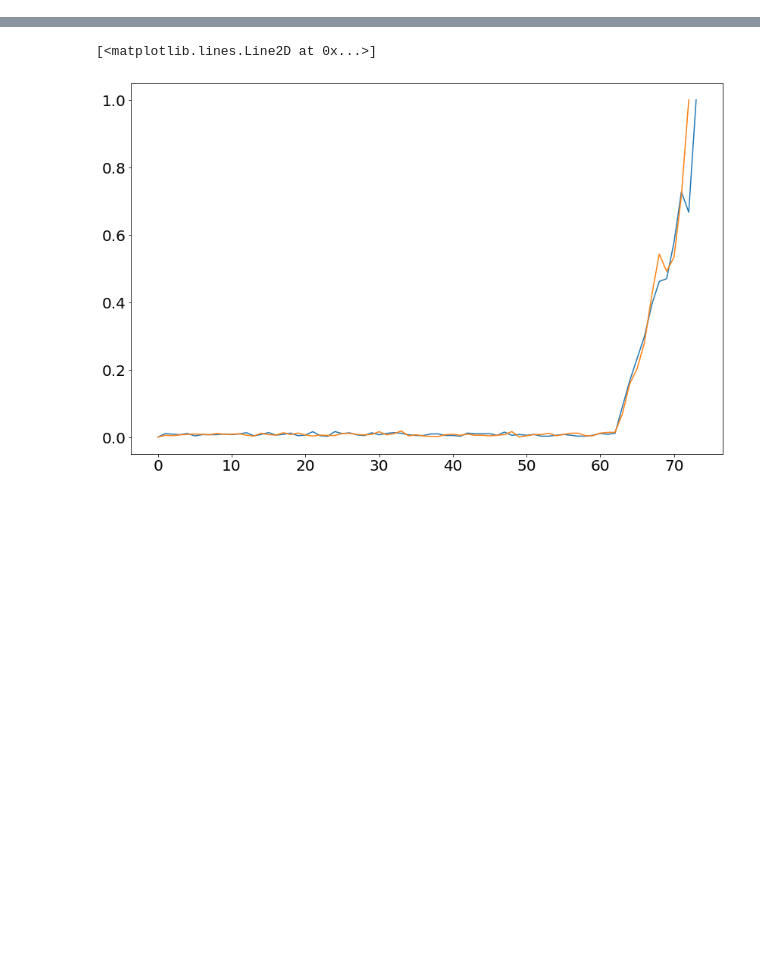
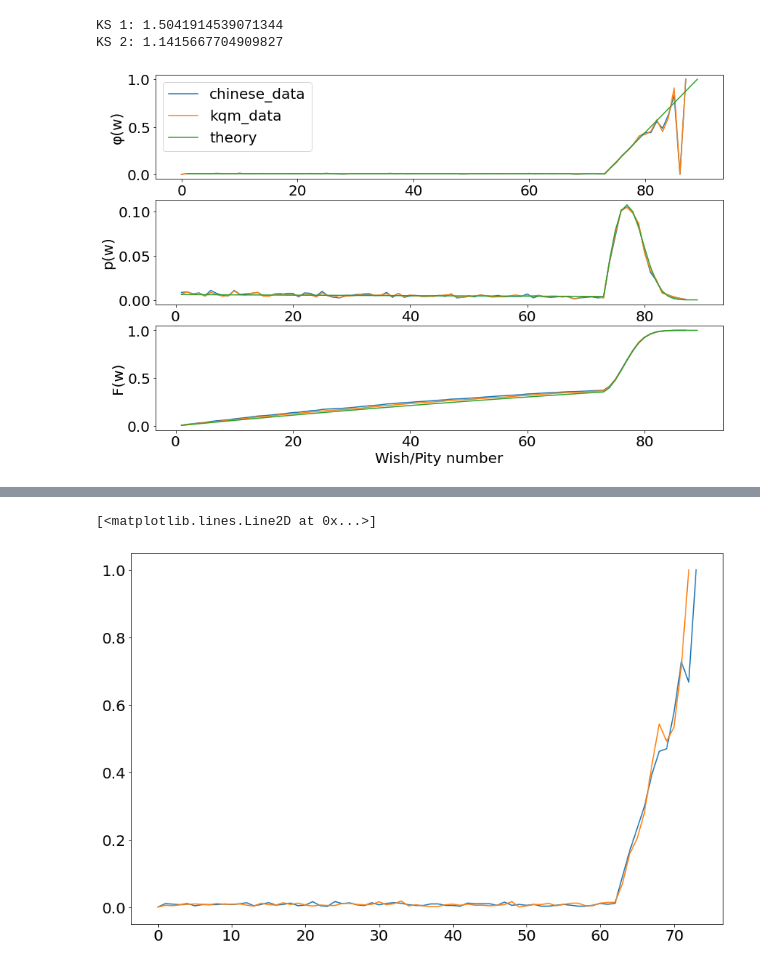
Before and after one commit to tooflesswulf/GenshinWishStats, a Jupyter notebook: data_check.ipynb, the cells around one changed output, grey strips where cells are left out. Saved outputs shown, nothing was run; the diff lists cells and outputs as text; code cells hidden in the pictures; blank space fills up the shorter version.

```diff
--- a/data_check.ipynb
+++ b/data_check.ipynb
@@ -33,0 +99,46 @@ df2 = pd.read_csv('whale_pulls_kqm_data/whale_pulls_weapons.csv')
+# %%
+def plet(xx,dist, u1,c1, u2,c2):
+    plt.subplot(311)
+    plt.plot(uc2phw(u1, c1))
+    plt.plot(uc2phw(u2, c2))
+    b = dist(xx)
+    plt.plot(xx, b / np.cumsum(b[::-1])[::-1])
+    plt.legend(['chinese_data', 'kqm_data', 'theory'])
+    plt.ylabel('φ(w)')
+
+    plt.subplot(312)
+    plt.plot(u1, c1 / np.sum(c1))
+    plt.plot(u2, c2 / np.sum(c2))
+    plt.plot(xx, dist(xx))
+    plt.ylabel('p(w)')
+
+    fth1 = np.cumsum(dist(u1))
+    femp1 = np.cumsum(c1 / np.sum(c1))
+    print(f'KS 1: {np.amax(np.abs(fth1 - femp1)) * np.sqrt(sum(c1))}')
+    fth2 = np.cumsum(dist(u2))
+    femp2 = np.cumsum(c2 / np.sum(c2))
+    print(f'KS 2: {np.amax(np.abs(fth2 - femp2)) * np.sqrt(sum(c2))}')
+
+    plt.subplot(313)
+    plt.plot(u1, np.cumsum(c1 / np.sum(c1)))
+    plt.plot(u2, np.cumsum(c2 / np.sum(c2)))
+    plt.plot(xx, np.cumsum(dist(xx)))
+    plt.ylabel('F(w)')
+    plt.xlabel('Wish/Pity number')
+# %%
+### Event 5-star
+pitys = np.array(edf1['Pity'])
+locs = edf1['Rarity'] == 5
+u, c = np.unique(pitys[locs], return_counts=True)
+
+pitys2 = np.array(edf2['Pity'])
+locs2 = edf2['Rarity'] == 5
+u2, c2 = np.unique(pitys2[locs2], return_counts=True)
+
+xx = np.arange(1, 90)
+plet(xx,e5s_mult, u,c, u2,c2)
+# plt.savefig('2_e5s_data.png')
+# %% [output]
+KS 1: 1.5041914539071344
+KS 2: 1.1415667704909827
+[figure, added]
```
Also changed, not shown: parts of 33 cells of this notebook.
